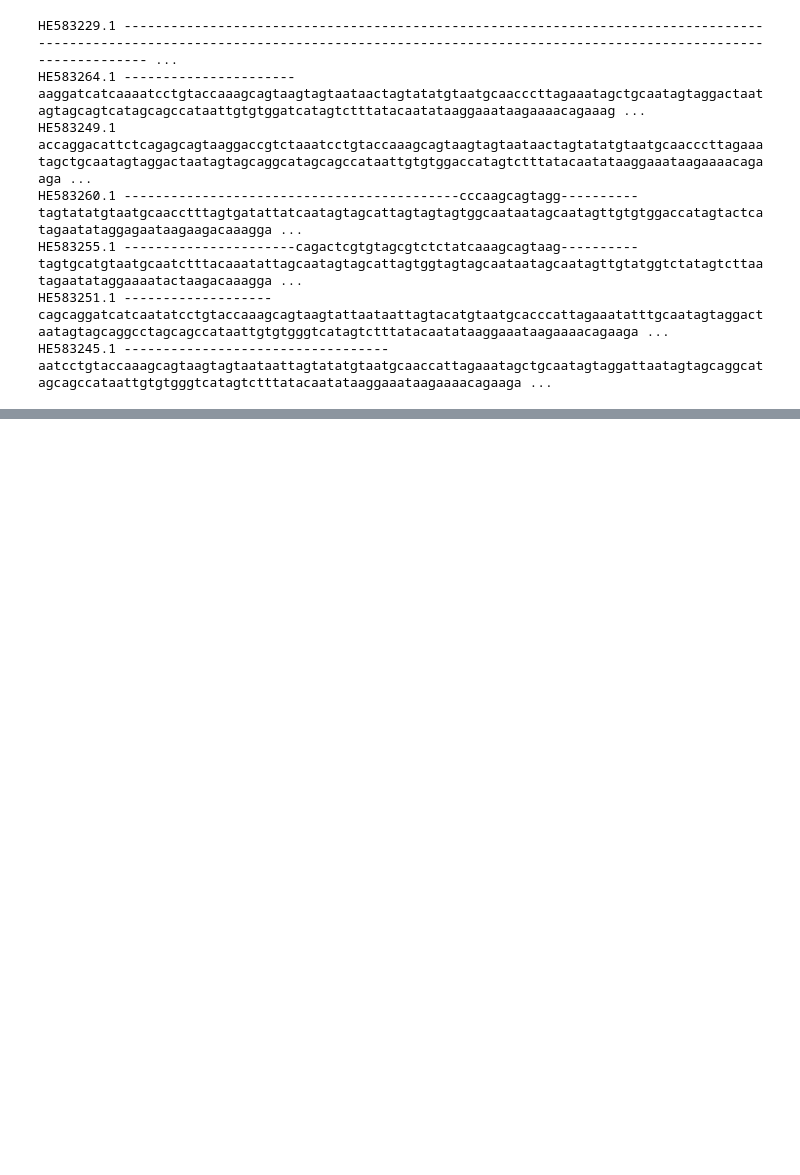
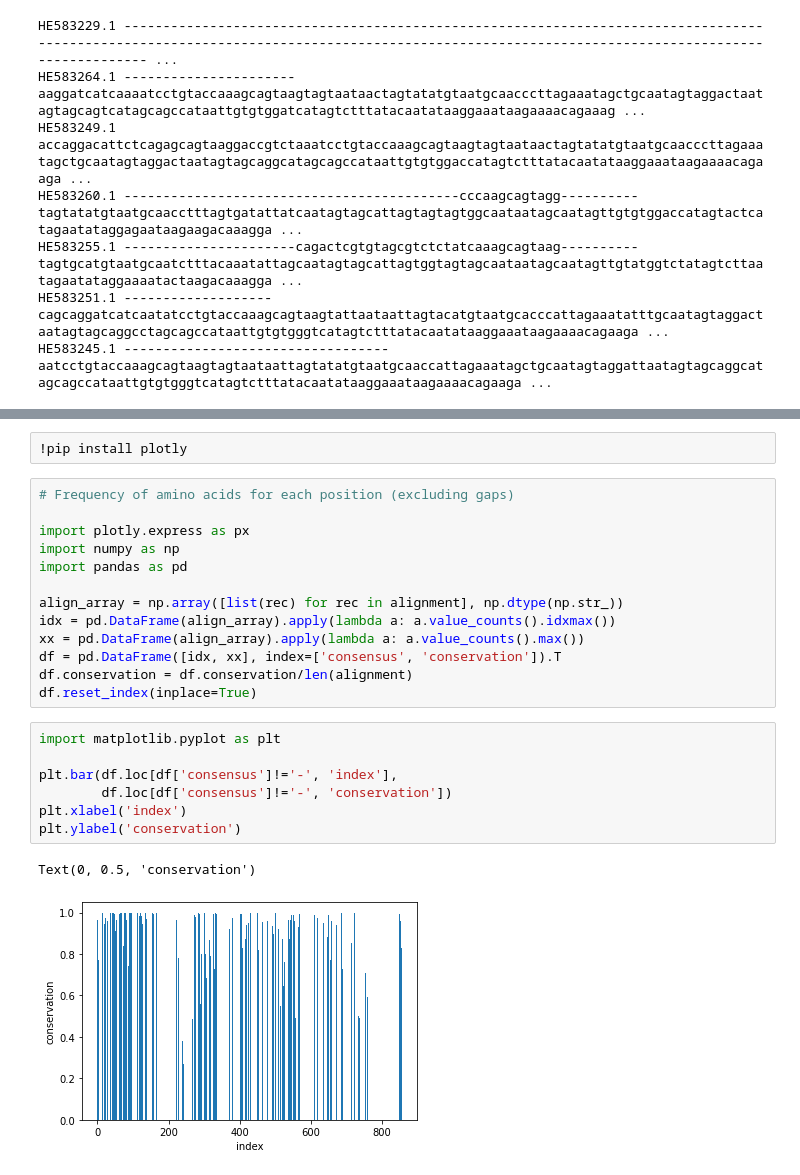
Before and after one commit to computational-chemical-biology/hiv-1gp160, a Jupyter notebook: sequence_align.ipynb, the cells around one changed output, grey strips where cells are left out. Saved outputs shown, nothing was run; the diff lists cells and outputs as text; blank space fills up the shorter version.

```diff
--- a/sequence_align.ipynb
+++ b/sequence_align.ipynb
@@ -306,0 +372,25 @@ HE583245.1 ----------------------------------aatcctgtaccaaagcagtaagtagtaataattag
+# %%
+!pip install plotly
+# %%
+# Frequency of amino acids for each position (excluding gaps)
+
+import plotly.express as px
+import numpy as np
+import pandas as pd
+
+align_array = np.array([list(rec) for rec in alignment], np.dtype(np.str_))
+idx = pd.DataFrame(align_array).apply(lambda a: a.value_counts().idxmax())
+xx = pd.DataFrame(align_array).apply(lambda a: a.value_counts().max())
+df = pd.DataFrame([idx, xx], index=['consensus', 'conservation']).T
+df.conservation = df.conservation/len(alignment)
+df.reset_index(inplace=True)
+# %%
+import matplotlib.pyplot as plt
+
+plt.bar(df.loc[df['consensus']!='-', 'index'],
+        df.loc[df['consensus']!='-', 'conservation'])
+plt.xlabel('index')
+plt.ylabel('conservation')
+# %% [output]
+Text(0, 0.5, 'conservation')
+[figure, added]
```
Also changed, not shown: parts of 10 cells of this notebook.
